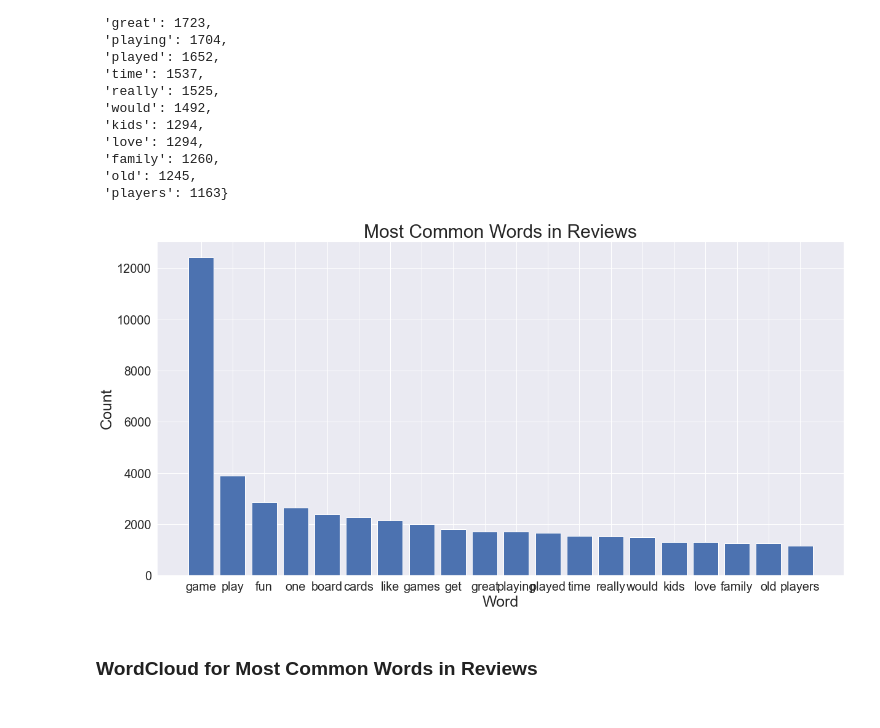
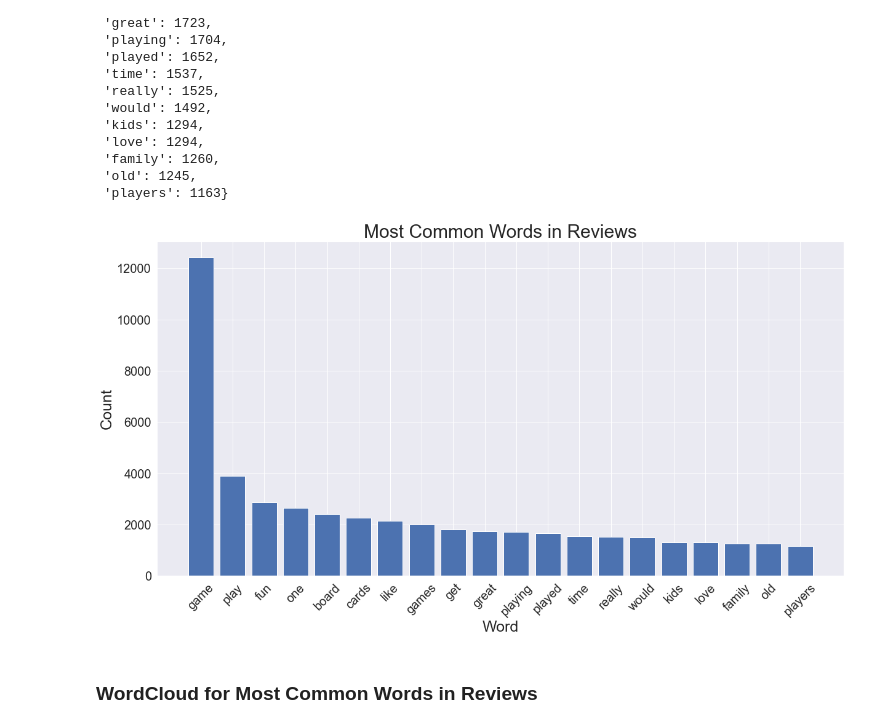
Before and after one commit to ttam37/dsc-capstone-project-v2-onl01-dtsc-ft-052620, a Jupyter notebook: eda + feature_engineering.ipynb, the cells around one changed output. Saved outputs shown, nothing was run; the diff lists cells and outputs as text; code cells hidden in the pictures.

```diff
--- a/eda + feature_engineering.ipynb
+++ b/eda + feature_engineering.ipynb
@@ -276,20 +276,20 @@ most_common_words_reviews
 # %%
 keys = most_common_words_reviews.keys()
 values = most_common_words_reviews.values()
 
 plt.figure(figsize=(20,10))
 plt.title('Most Common Words in Reviews',fontsize=30)
 
 plt.xlabel('Word',fontsize=25)
-plt.xticks(fontsize=20)
+plt.xticks(fontsize=20, rotation=45)
 plt.ylabel('Count',fontsize=25)
 plt.yticks(fontsize=20)
 
 plt.bar(keys, values)
 
 plt.savefig('images/bar_plot_most_common_words_in_reviews.png');
 # %% [output]
-[figure, old version]
+[figure, new version]
 # %% [markdown]
 ### WordCloud for Most Common Words in Reviews
 # %%
```
Also changed, not shown: 2 other files.
